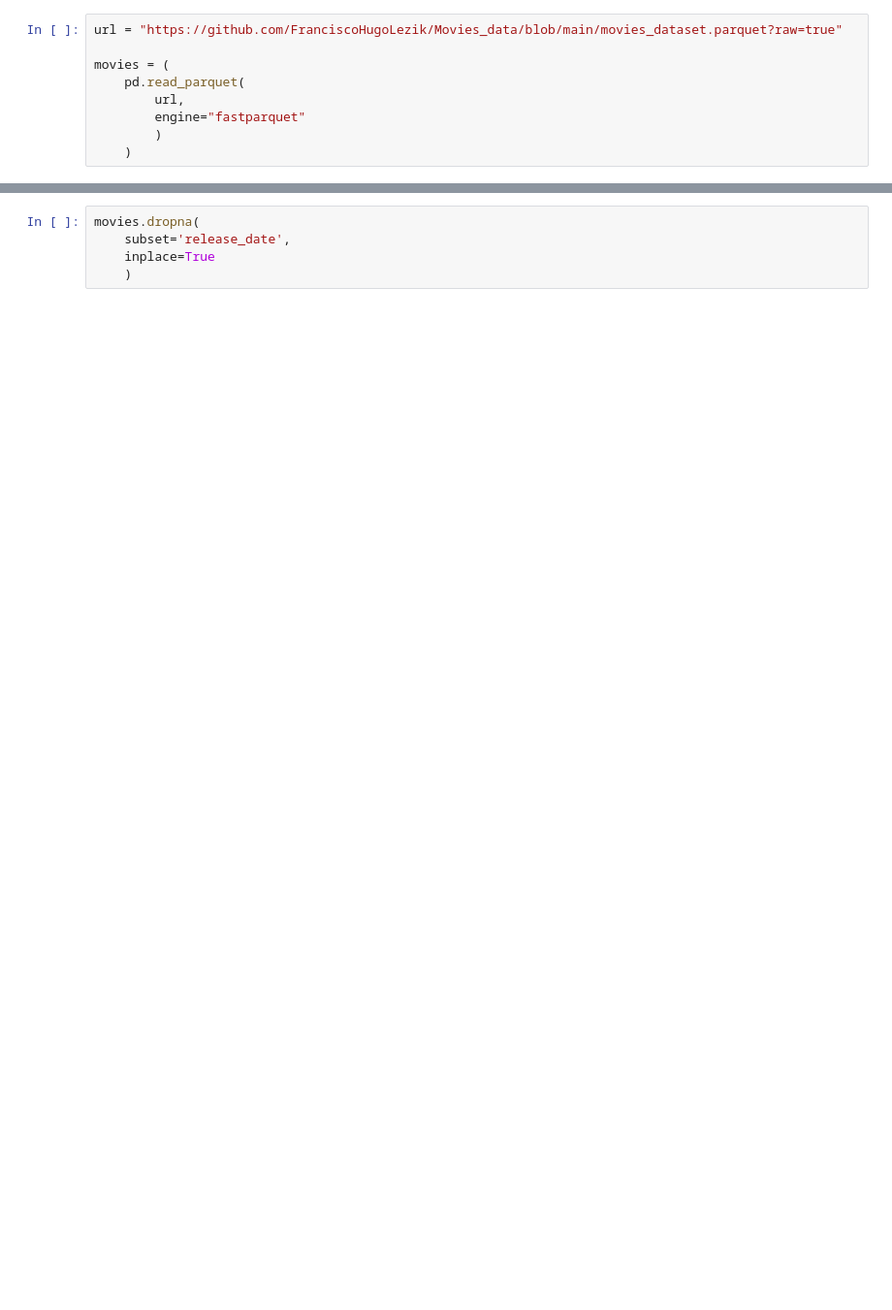
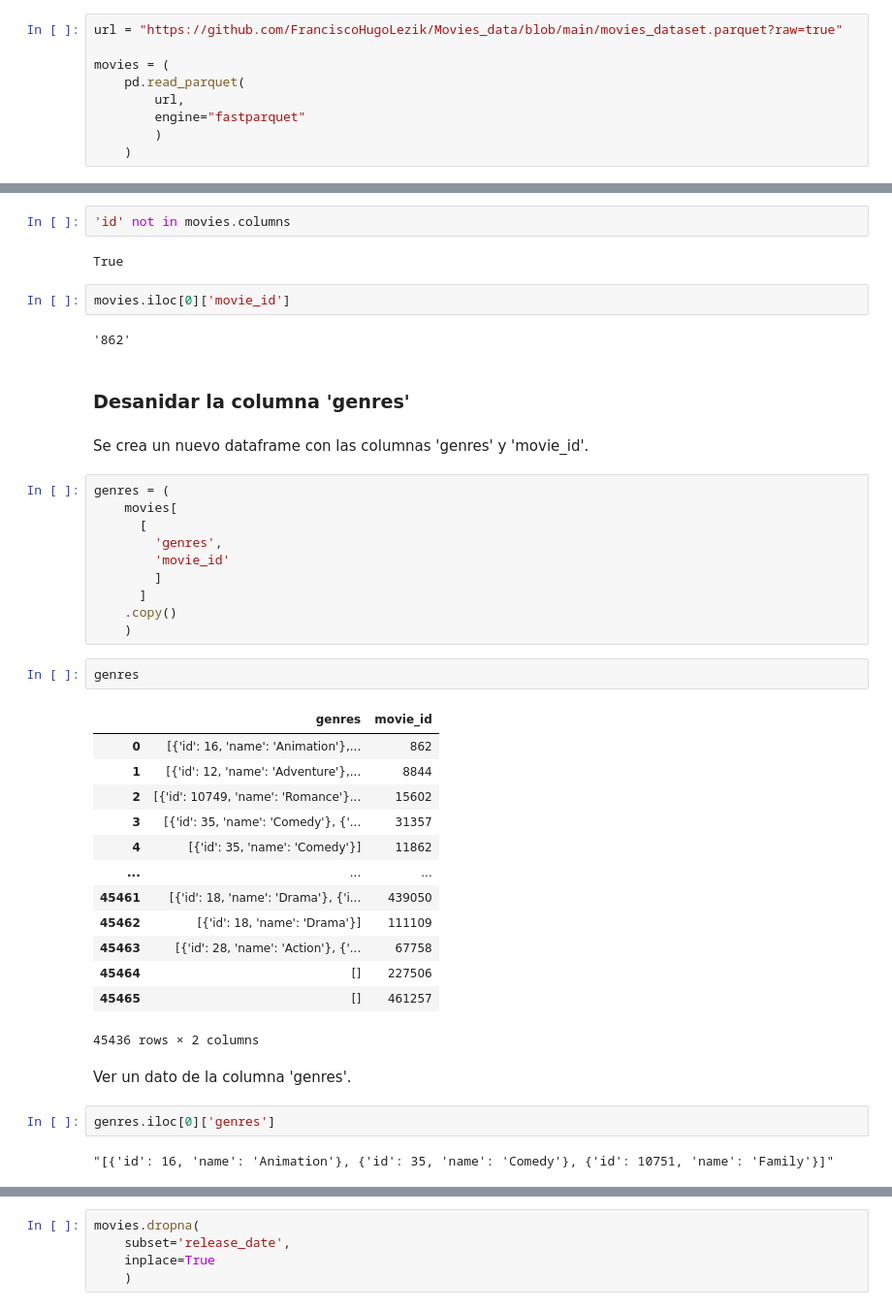
Before and after one commit to FranciscoHugoLezik/Proyecto_Peliculas, a Jupyter notebook: notebooks/ETL/movies.ipynb, the cells around one changed output, grey strips where cells are left out. Shown at 97% size. Saved outputs shown, nothing was run; the diff lists cells and outputs as text; blank space fills up the shorter version.

```diff
--- a/notebooks/ETL/movies.ipynb
+++ b/notebooks/ETL/movies.ipynb
@@ -17,0 +154,44 @@ movies = (
+# %%
+'id' not in movies.columns
+# %% [output]
+True
+# %%
+movies.iloc[0]['movie_id']
+# %% [output]
+'862'
+# %% [markdown]
+### Desanidar la columna 'genres'
+# %% [markdown]
+Se crea un nuevo dataframe con las columnas 'genres' y 'movie_id'.
+# %%
+genres = (
+    movies[
+      [
+        'genres',
+        'movie_id'
+        ]
+      ]
+    .copy()
+    )
+# %%
+genres
+# %% [output]
+|  | genres | movie_id |
+| 0 | [{'id': 16, 'name': 'Animation'},... | 862 |
+| 1 | [{'id': 12, 'name': 'Adventure'},... | 8844 |
+| 2 | [{'id': 10749, 'name': 'Romance'}... | 15602 |
+| 3 | [{'id': 35, 'name': 'Comedy'}, {'... | 31357 |
+| 4 | [{'id': 35, 'name': 'Comedy'}] | 11862 |
+| ... | ... | ... |
+| 45461 | [{'id': 18, 'name': 'Drama'}, {'i... | 439050 |
+| 45462 | [{'id': 18, 'name': 'Drama'}] | 111109 |
+| 45463 | [{'id': 28, 'name': 'Action'}, {'... | 67758 |
+| 45464 | [] | 227506 |
+| 45465 | [] | 461257 |
+45436 rows × 2 columns
+# %% [markdown]
+Ver un dato de la columna 'genres'.
+# %%
+genres.iloc[0]['genres']
+# %% [output]
+"[{'id': 16, 'name': 'Animation'}, {'id': 35, 'name': 'Comedy'}, {'id': 10751, 'name': 'Family'}]"
```
Also changed, not shown: parts of 123 cells of this notebook, 2 other files.
